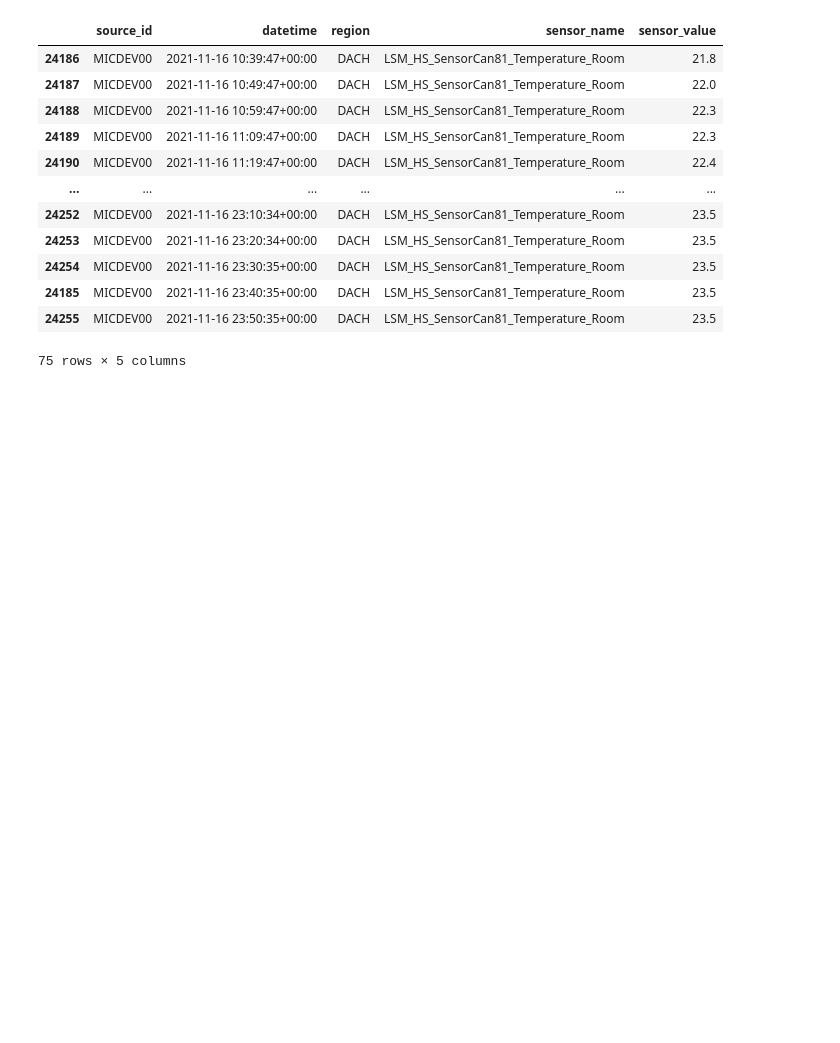
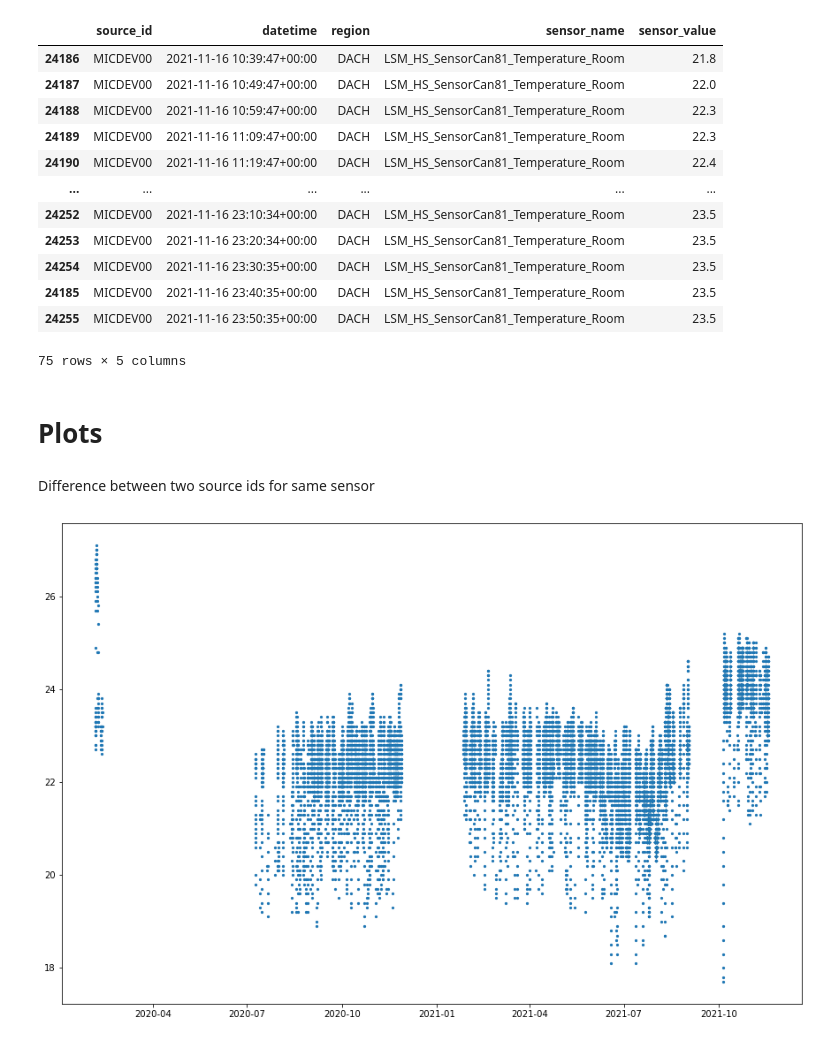
Before and after one commit to IceMikl/HackTum2021, a Jupyter notebook: data_processing.ipynb, the cells around one changed output. Drawn from its saved outputs; the diff is of its cells as text; code cells hidden in the pictures; blank space fills up the shorter version.

```diff
--- a/data_processing.ipynb
+++ b/data_processing.ipynb
@@ -1,6 +1,9 @@
 # %%
 import pandas as pd
 import numpy as np
+
+import matplotlib.pyplot as plt
+plt.rcParams['figure.figsize'] = [15, 10]
 # %%
 #read csv file
 df = pd.read_csv('../ZEISS_hacakatum_challenge_dataset.csv')
@@ -121,3 +124,23 @@ get_time_interval(new_df, '2021-11-16', '2021-11-17')
 | 24185 | MICDEV00 | 2021-11-16 23:40:35+00:00 | DACH | LSM_HS_SensorCan81_Temperature_Room | 23.5 |
 | 24255 | MICDEV00 | 2021-11-16 23:50:35+00:00 | DACH | LSM_HS_SensorCan81_Temperature_Room | 23.5 |
 75 rows × 5 columns
+# %% [markdown]
+
+# Plots
+# %% [markdown]
+Difference between two source ids for same sensor
+# %%
+df1 = get_sensor_name(get_source_id((get_region(df, "DACH")), "MICDEV00"), "LSM_HS_SensorCan81_Temperature_Room")
+df1 = df1.sort_values(by=['datetime'])
+
+df2 = get_sensor_name(get_source_id((get_region(df, "DACH")), "MICDEV02"), "LSM_HS_SensorCan81_Temperature_Room")
+df2 = df2.sort_values(by=['datetime'])
+# %%
+x = np.array(df1.datetime)
+y = np.array(df1.sensor_value)
+
+
+sc = plt.scatter(x, y, s=5)
+plt.show()
+# %% [output]
+[figure, added]
```
Also changed, not shown: parts of 5 cells of this notebook.
